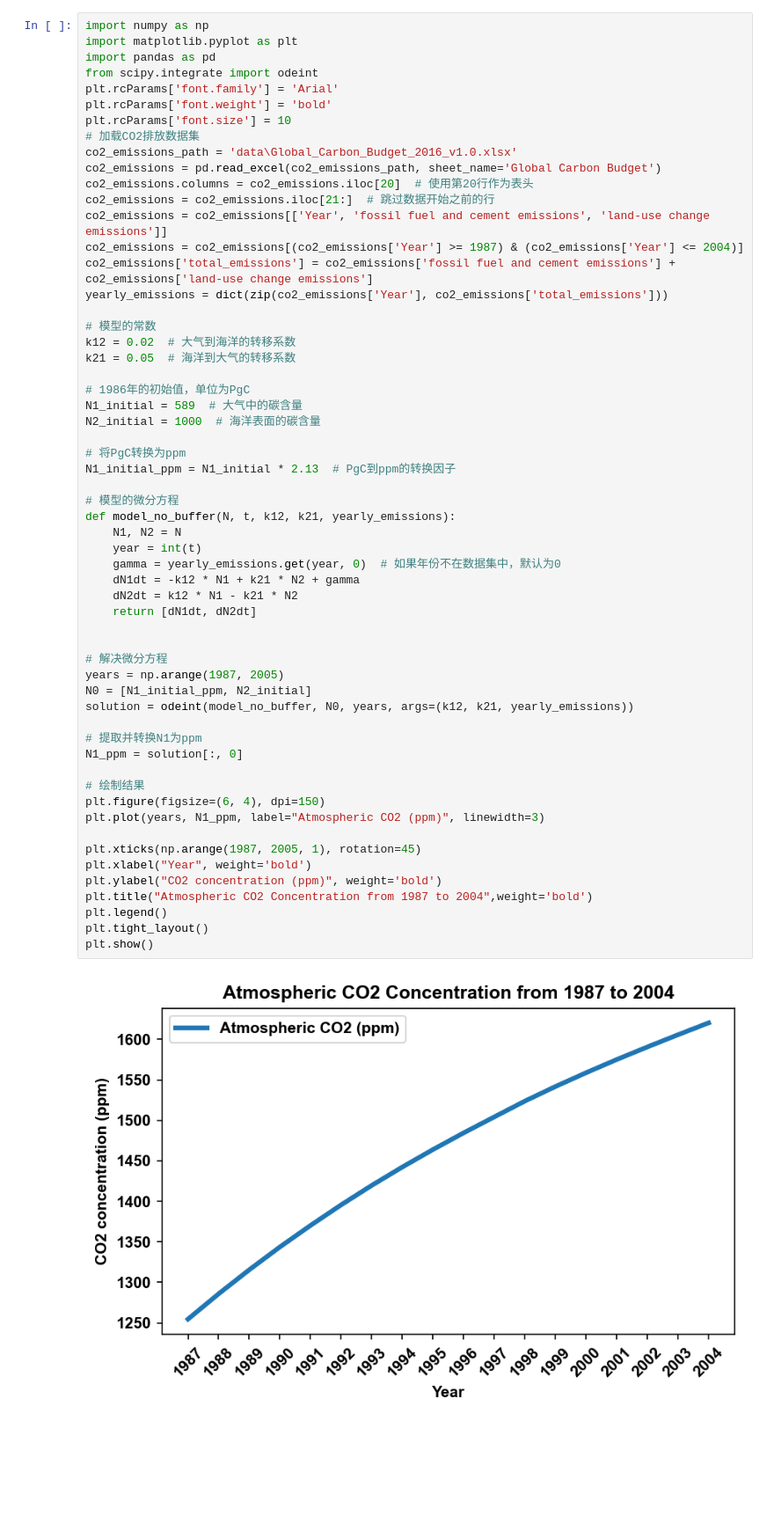
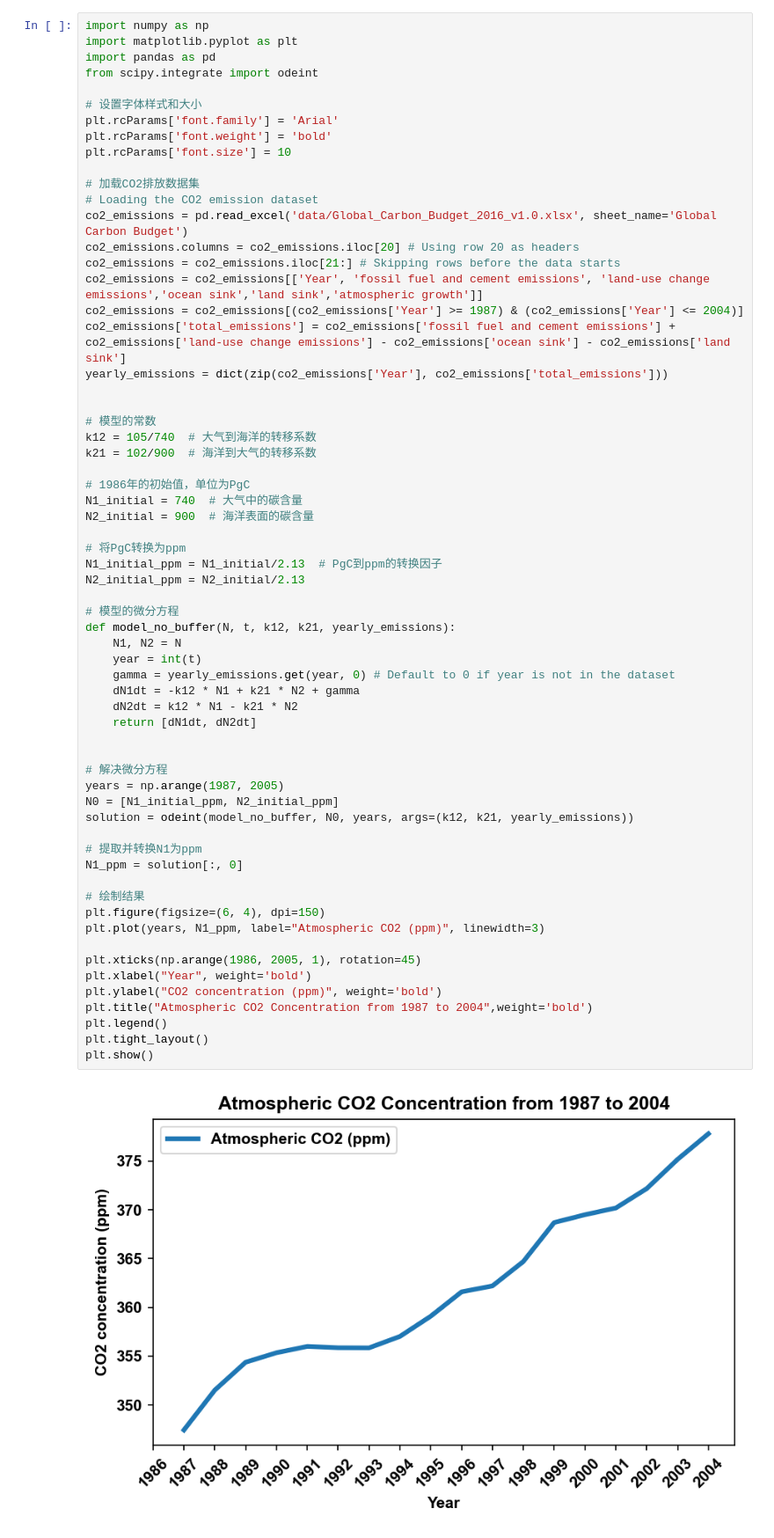
Before and after one commit to CingyQ/ESE5023_Assignments_12331318, a Jupyter notebook: PS5.ipynb, the cells around one changed output. Shown: that part at 88% size. Drawn from its saved outputs; the diff is of its cells as text; blank space fills up the shorter version.

```diff
--- a/PS5.ipynb
+++ b/PS5.ipynb
@@ -3,61 +3,66 @@ import numpy as np
 import matplotlib.pyplot as plt
 import pandas as pd
 from scipy.integrate import odeint
+
+# 设置字体样式和大小
 plt.rcParams['font.family'] = 'Arial'
 plt.rcParams['font.weight'] = 'bold'
 plt.rcParams['font.size'] = 10
+
 # 加载CO2排放数据集
-co2_emissions_path = 'data\Global_Carbon_Budget_2016_v1.0.xlsx'
-co2_emissions = pd.read_excel(co2_emissions_path, sheet_name='Global Carbon Budget')
-co2_emissions.columns = co2_emissions.iloc[20]  # 使用第20行作为表头
-co2_emissions = co2_emissions.iloc[21:]  # 跳过数据开始之前的行
-co2_emissions = co2_emissions[['Year', 'fossil fuel and cement emissions', 'land-use change emissions']]
+# Loading the CO2 emission dataset
+co2_emissions = pd.read_excel('data/Global_Carbon_Budget_2016_v1.0.xlsx', sheet_name='Global Carbon Budget')
+co2_emissions.columns = co2_emissions.iloc[20] # Using row 20 as headers
+co2_emissions = co2_emissions.iloc[21:] # Skipping rows before the data starts
+co2_emissions = co2_emissions[['Year', 'fossil fuel and cement emissions', 'land-use change emissions','ocean sink','land sink','atmospheric growth']]
 co2_emissions = co2_emissions[(co2_emissions['Year'] >= 1987) & (co2_emissions['Year'] <= 2004)]
-co2_emissions['total_emissions'] = co2_emissions['fossil fuel and cement emissions'] + co2_emissions['land-use change emissions']
+co2_emissions['total_emissions'] = co2_emissions['fossil fuel and cement emissions'] + co2_emissions['land-use change emissions'] - co2_emissions['ocean sink'] - co2_emissions['land sink']
 yearly_emissions = dict(zip(co2_emissions['Year'], co2_emissions['total_emissions']))
 
+
 # 模型的常数
-k12 = 0.02  # 大气到海洋的转移系数
-k21 = 0.05  # 海洋到大气的转移系数
+k12 = 105/740  # 大气到海洋的转移系数
+k21 = 102/900  # 海洋到大气的转移系数
 
 # 1986年的初始值，单位为PgC
-N1_initial = 589  # 大气中的碳含量
-N2_initial = 1000  # 海洋表面的碳含量
+N1_initial = 740  # 大气中的碳含量
+N2_initial = 900  # 海洋表面的碳含量
 
 # 将PgC转换为ppm
-N1_initial_ppm = N1_initial * 2.13  # PgC到ppm的转换因子
+N1_initial_ppm = N1_initial/2.13  # PgC到ppm的转换因子
+N2_initial_ppm = N2_initial/2.13
 
 # 模型的微分方程
 def model_no_buffer(N, t, k12, k21, yearly_emissions):
     N1, N2 = N
     year = int(t)
-    gamma = yearly_emissions.get(year, 0)  # 如果年份不在数据集中，默认为0
+    gamma = yearly_emissions.get(year, 0) # Default to 0 if year is not in the dataset
     dN1dt = -k12 * N1 + k21 * N2 + gamma
     dN2dt = k12 * N1 - k21 * N2
     return [dN1dt, dN2dt]
 
 
 # 解决微分方程
 years = np.arange(1987, 2005)
-N0 = [N1_initial_ppm, N2_initial]
+N0 = [N1_initial_ppm, N2_initial_ppm]
 solution = odeint(model_no_buffer, N0, years, args=(k12, k21, yearly_emissions))
 
 # 提取并转换N1为ppm
 N1_ppm = solution[:, 0]
 
 # 绘制结果
 plt.figure(figsize=(6, 4), dpi=150)
 plt.plot(years, N1_ppm, label="Atmospheric CO2 (ppm)", linewidth=3)
 
-plt.xticks(np.arange(1987, 2005, 1), rotation=45)
+plt.xticks(np.arange(1986, 2005, 1), rotation=45)
 plt.xlabel("Year", weight='bold')
 plt.ylabel("CO2 concentration (ppm)", weight='bold')
 plt.title("Atmospheric CO2 Concentration from 1987 to 2004",weight='bold')
 plt.legend()
 plt.tight_layout()
 plt.show()
 # %% [output]
-[figure, old version]
+[figure, new version]
 # %%
 import numpy as np
 import matplotlib.pyplot as plt
```
Also changed, not shown: parts of 2 cells of this notebook, 3 other files.
